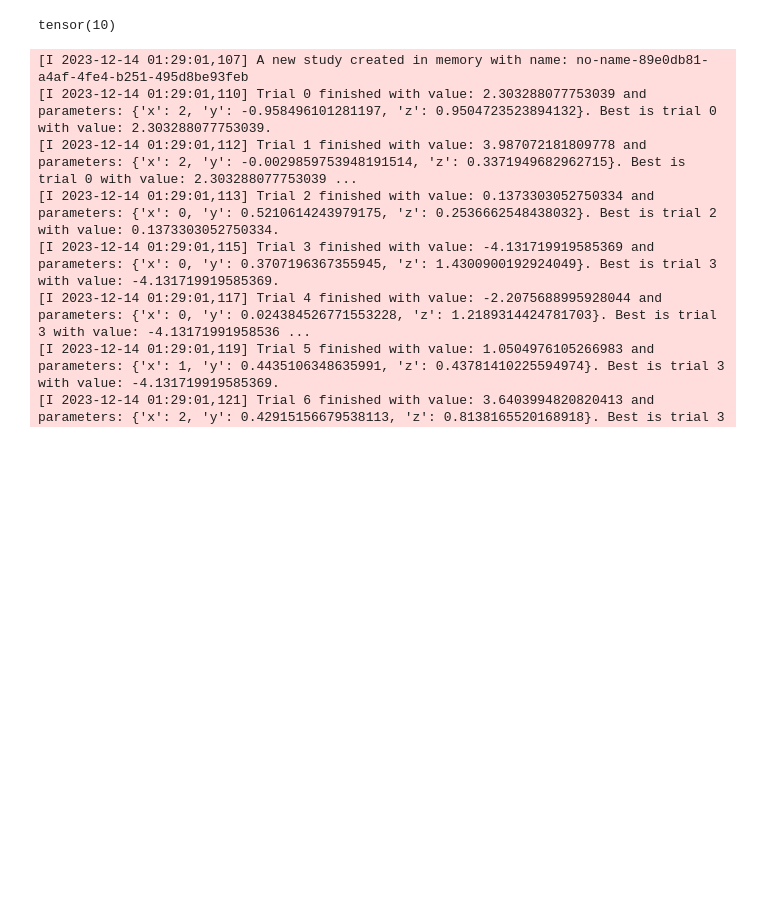
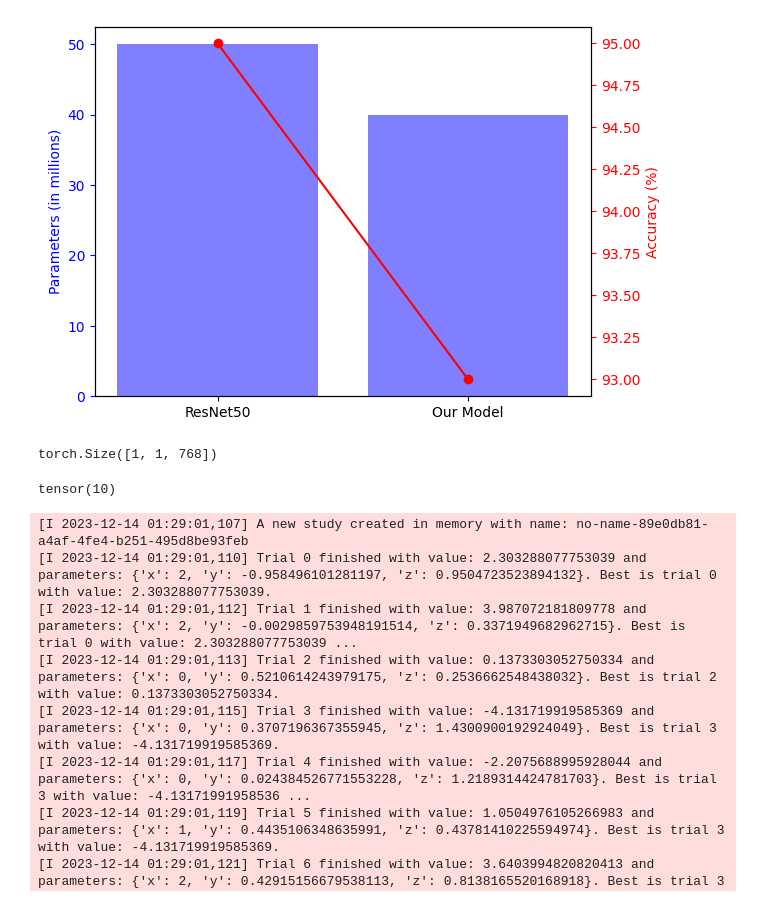
Before and after one commit to Badar-e-Alam/Self-Supervised-Learning, a Jupyter notebook: visualization.ipynb, the cells around one changed output. Cells and saved outputs as stored; diff of their text form; code cells hidden in the pictures; blank space fills up the shorter version.

```diff
--- a/visualization.ipynb
+++ b/visualization.ipynb
@@ -7,3 +7,33 @@ from optuna import create_study, Trial
 # Load the results from the JSON file
 with open("optuna_logging.json", "r") as file:
     data = json.load(file)
+# %%
+import matplotlib.pyplot as plt
+
+# Model names
+models = ['ResNet50', 'Our Model']
+
+# Parameters (in millions)
+parameters = [50, 50 * 0.8]  # Our Model has 20% less parameters
+
+# Accuracy
+accuracy = [95, 93]
+
+# Create subplots
+fig, ax1 = plt.subplots()
+
+# Create a bar graph for parameters
+ax1.bar(models, parameters, color='b', alpha=0.5)
+ax1.set_ylabel('Parameters (in millions)', color='b')
+ax1.tick_params('y', colors='b')
+
+# Create a second y-axis for accuracy
+ax2 = ax1.twinx()
+ax2.plot(models, accuracy, color='r', marker='o')
+ax2.set_ylabel('Accuracy (%)', color='r')
+ax2.tick_params('y', colors='r')
+
+# Show the graph
+plt.show()
+# %% [output]
+[figure, added]
@@ -10,3 +44,7 @@ with open("optuna_logging.json", "r") as file:
+# %%
+model["cls_token"].shape
+# %% [output]
+torch.Size([1, 1, 768])
 # %%
 import torch
 tensor=torch.tensor([1,2,3,4,5,10,7,8,9,10])
```
Also changed, not shown: parts of 2 cells of this notebook, 21 other files.
